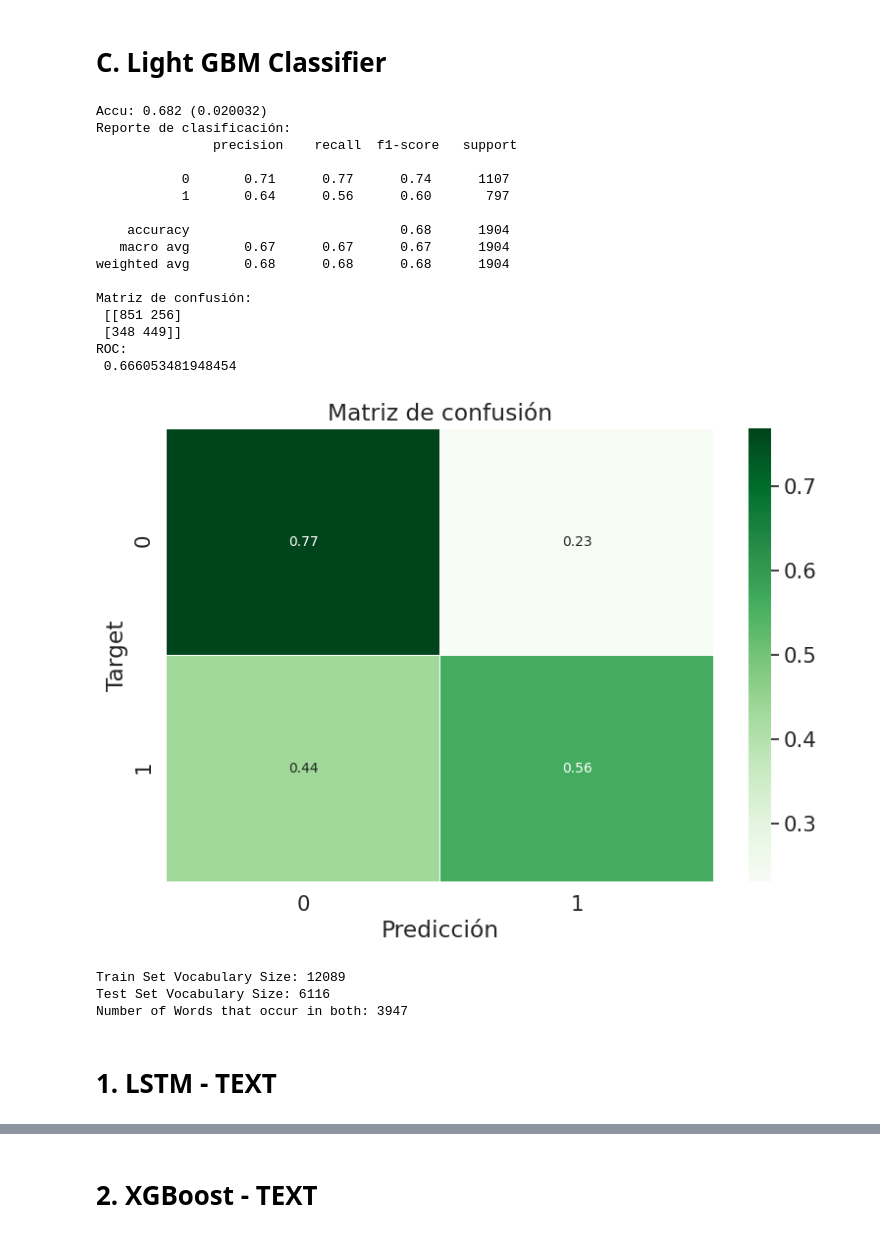
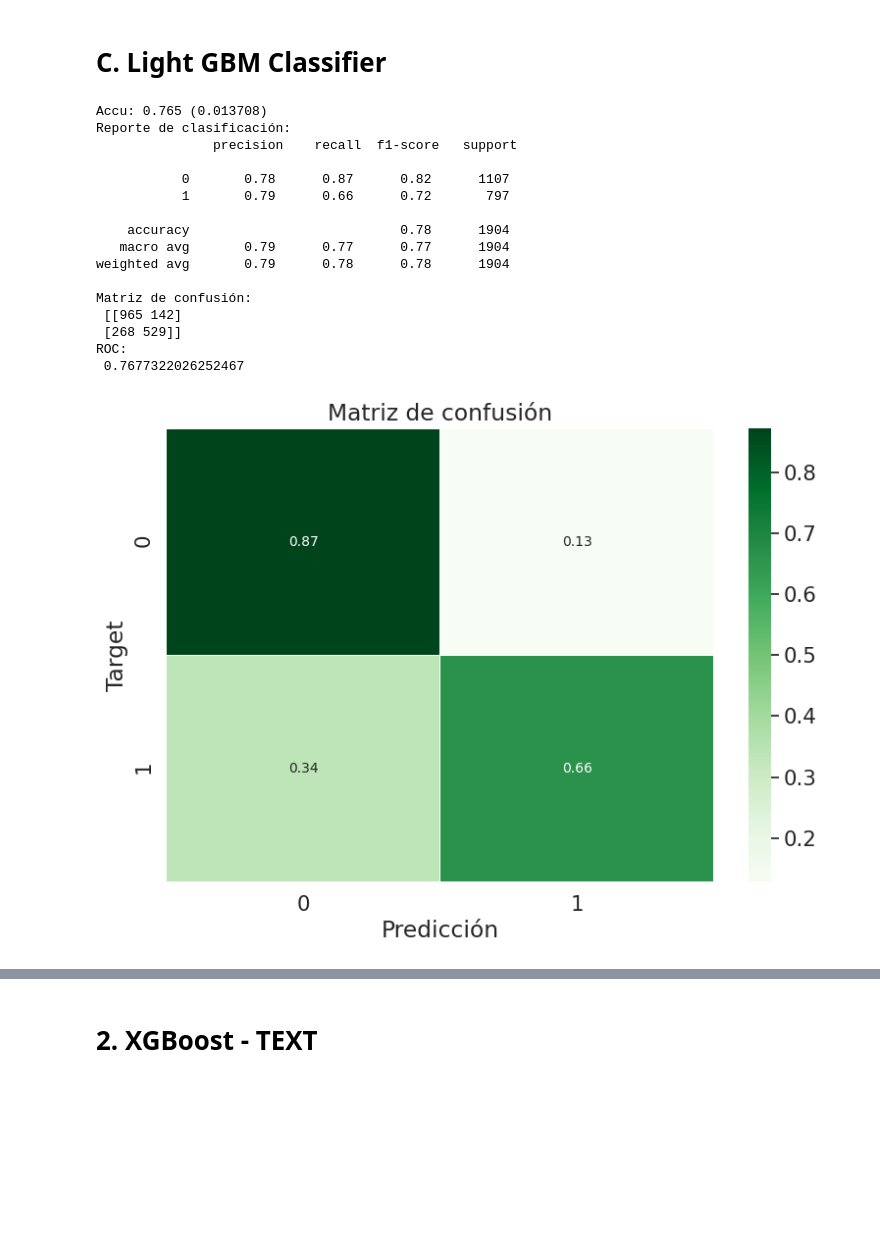
Before and after one commit to delpinor/datos7506, a Jupyter notebook: TP2 - ML.ipynb, the cells around one changed output, grey strips where cells are left out. Drawn from its saved outputs; the diff is of its cells as text; code cells hidden in the pictures; blank space fills up the shorter version.

```diff
--- a/TP2 - ML.ipynb
+++ b/TP2 - ML.ipynb
@@ -591,74 +703,53 @@ ROC:
 # %%
 from lightgbm import LGBMClassifier
 
+X = train_df['text_clean']
 y = train_df['target']
-columnas = ['id', 'keyword', 'location', 'text', 'target', 'text_clean']
-X = train_df.drop(columnas, axis=1)
 
+#Split
 X_train, X_test, y_train, y_test = train_test_split(X, y, test_size = 0.25, random_state = 0)
+
+# Doc vs Term
+count_vect = CountVectorizer()
+X_train = count_vect.fit_transform(X_train)
+X_test = count_vect.transform(X_test)
+
+# transform  to a normalized tf-idf representation
+tfidf_transformer = TfidfTransformer()
+X_train = tfidf_transformer.fit_transform(X_train)
+X_test = tfidf_transformer.transform(X_test)
 
 
 LGBM = LGBMClassifier()
 cv = RepeatedStratifiedKFold(n_splits=10, n_repeats=3, random_state=1)
 n_scores = cross_val_score(LGBM, X_train, y_train, scoring='accuracy', cv=cv, n_jobs=-1, error_score='raise')
 
 print('Accu: %.3f (%.6f)' % (np.mean(n_scores), np.std(n_scores)))
 
 #Fit
 LGBM = LGBMClassifier()
 LGBM.fit(X_train, y_train)
 
 #Predicciones
 y_pred = LGBM.predict(X_test)
 
 #Métricas
 mostrar_metricas(y_test, y_pred)
 # %% [output]
-Accu: 0.682 (0.020032)
+Accu: 0.765 (0.013708)
 Reporte de clasificación:
                precision    recall  f1-score   support
 
-           0       0.71      0.77      0.74      1107
-           1       0.64      0.56      0.60       797
+           0       0.78      0.87      0.82      1107
+           1       0.79      0.66      0.72       797
 
-    accuracy                           0.68      1904
-   macro avg       0.67      0.67      0.67      1904
-weighted avg       0.68      0.68      0.68      1904
+    accuracy                           0.78      1904
+   macro avg       0.79      0.77      0.77      1904
+weighted avg       0.79      0.78      0.78      1904
 
 Matriz de confusión:
- [[851 256]
- [348 449]]
+ [[965 142]
+ [268 529]]
 ROC:
- 0.666053481948454
+ 0.7677322026252467
-[figure, old version]
+[figure, new version]
-# %%
-from sklearn.feature_extraction.text import TfidfVectorizer
-from keras import Sequential
-from keras.layers import LSTM
-from sklearn.feature_extraction.text import CountVectorizer
-
-
-X = train_df['text_clean']
-y = train_df['target']
-
-#Split
-X_train, X_test, y_train, y_test = train_test_split(X, y, test_size = 0.25, random_state = 0)
-X_train = X_train.to_frame()
-X_test = X_test.to_frame()
-
-
-cv1 = CountVectorizer()
-cv1.fit(X_train['text_clean'])
-
-cv2 = CountVectorizer()
-cv2.fit(X_test['text_clean'])
-
-print("Train Set Vocabulary Size:", len(cv1.vocabulary_))
-print("Test Set Vocabulary Size:", len(cv2.vocabulary_))
-print("Number of Words that occur in both:", len(set(cv1.vocabulary_.keys()).intersection(set(cv2.vocabulary_.keys()))))
-# %% [output]
-Train Set Vocabulary Size: 12089
-Test Set Vocabulary Size: 6116
-Number of Words that occur in both: 3947
-# %% [markdown]
-# 1.  LSTM - TEXT
```
Also changed, not shown: parts of 20 cells of this notebook, 1 other file.
